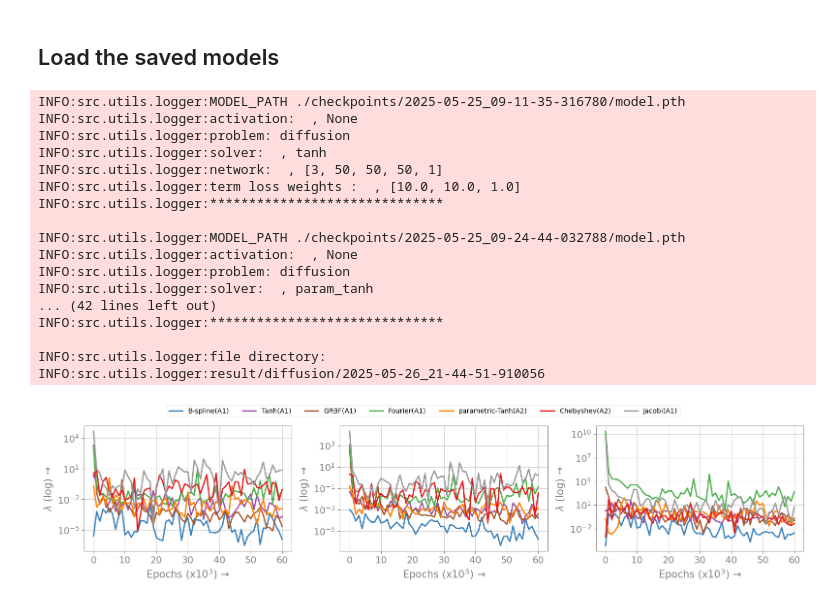
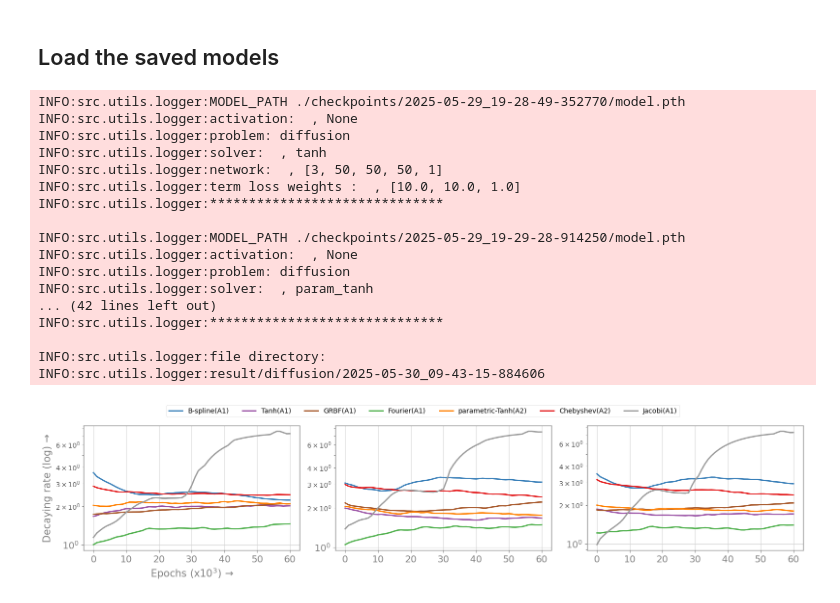
Before and after one commit to afrah/pinn_learnable_activation, a Jupyter notebook: src/notebook/diffusion_trace_eNTK_analysis.ipynb, the cells around one changed output. Drawn from its saved outputs; the diff is of its cells as text; code cells hidden in the pictures.

```diff
--- a/src/notebook/diffusion_trace_eNTK_analysis.ipynb
+++ b/src/notebook/diffusion_trace_eNTK_analysis.ipynb
@@ -45,3 +61,22 @@ MODEL_PATH_LIST = {
+# %%
+TANH_NORM_DIST = "./checkpoints/2025-05-29_19-28-49-352770/model.pth"
+TANH_PARAM_DIST = "./checkpoints/2025-05-29_19-29-28-914250/model.pth"
+BSPLINE_DIST = "./checkpoints/2025-05-29_19-27-23-823598/model.pth"
+GRBF_DIST = "./checkpoints/2025-05-29_19-31-05-809063/model.pth"
+FOURIER_DIST = "./checkpoints/2025-05-29_19-30-20-783543/model.pth"
+CHEBTSHEV_DIST = "./checkpoints/2025-05-29_19-26-10-281753/model.pth"
+JACOBI_DIST = "./checkpoints/2025-05-29_19-25-14-090756/model.pth"
+
+
+MODEL_PATH_LIST = {
+    "tanh": TANH_NORM_DIST,
+    "param_tanh": TANH_PARAM_DIST,
+    "grbf": GRBF_DIST,
+    "bspline": BSPLINE_DIST,
+    "chebyshev": CHEBTSHEV_DIST,
+    "jacobi": JACOBI_DIST,
+    "fourier": FOURIER_DIST,
+}
 # %% [markdown]
 ## Load the saved models
 # %%
@@ -84,7 +119,7 @@ for model_name, model_path in MODEL_PATH_LIST.items():
 
 logger.print("file directory:", logger.get_output_dir())
 # %% [output]
-INFO:src.utils.logger:MODEL_PATH ./checkpoints/2025-05-25_09-11-35-316780/model.pth
+INFO:src.utils.logger:MODEL_PATH ./checkpoints/2025-05-29_19-28-49-352770/model.pth
 INFO:src.utils.logger:activation:  , None
 INFO:src.utils.logger:problem: diffusion
 INFO:src.utils.logger:solver:  , tanh
@@ -92,7 +127,7 @@ INFO:src.utils.logger:network:  , [3, 50, 50, 50, 1]
 INFO:src.utils.logger:term loss weights :  , [10.0, 10.0, 1.0]
 INFO:src.utils.logger:******************************
 
-INFO:src.utils.logger:MODEL_PATH ./checkpoints/2025-05-25_09-24-44-032788/model.pth
+INFO:src.utils.logger:MODEL_PATH ./checkpoints/2025-05-29_19-29-28-914250/model.pth
 INFO:src.utils.logger:activation:  , None
 INFO:src.utils.logger:problem: diffusion
 INFO:src.utils.logger:solver:  , param_tanh
@@ -100,7 +135,7 @@ INFO:src.utils.logger:solver:  , param_tanh
 INFO:src.utils.logger:******************************
 
 INFO:src.utils.logger:file directory:
-INFO:src.utils.logger:result/diffusion/2025-05-26_21-44-51-910056
+INFO:src.utils.logger:result/diffusion/2025-05-30_09-43-15-884606
 # %%
 fig, ax = plt.subplots(1, 3)
 fig.set_size_inches([16, 3.5])
@@ -119,58 +154,79 @@ for index in range(len(dict_list)):
             "color": model_color["bspline"],
             "name": "B-spline(A1)",
             "alpha": 1.0,
+            "window": 2,
+            "show_avg": False,
+            "show_lower": False,
         },
         {
             "data": dict_list[index]["tanh"],
             "color": model_color["tanh"],
             "name": "Tanh(A1)",
             "alpha": 1.0,
+            "window": 2,
+            "show_avg": False,
+            "show_lower": False,
         },
         {
             "data": dict_list[index]["grbf"],
             "color": model_color["grbf"],
             "name": "GRBF(A1)",
             "alpha": 1.0,
+            "window": 2,
+            "show_avg": False,
+            "show_lower": False,
         },
         {
             "data": dict_list[index]["fourier"],
             "color": model_color["fourier"],
             "name": "Fourier(A1)",
             "alpha": 1.0,
+            "window": 2,
+            "show_avg": False,
+            "show_lower": False,
         },
         {
             "data": dict_list[index]["param_tanh"],
             "color": model_color["param_tanh"],
             "name": "parametric-Tanh(A2)",
             "alpha": 1.0,
+            "window": 2,
+            "show_avg": False,
+            "show_lower": False,
         },
         {
             "data": dict_list[index]["chebyshev"],
             "color": model_color["chebyshev"],
             "name": "Chebyshev(A2)",
             "alpha": 1.0,
+            "window": 2,
+            "show_avg": False,
+            "show_lower": False,
         },
         {
             "data": dict_list[index]["jacobi"],
             "color": model_color["jacobi"],
             "name": "Jacobi(A1)",
             "alpha": 1.0,
+            "window": 2,
+            "show_avg": False,
+            "show_lower": False,
         },
     ]
 
-    plot_spectral(ax[index], data_list)
+    plot_spectral(ax[index], data_list, index, smoothed_data=True)
 
 for line in ax[-1].get_lines():
     lines.append(line)
     labels.append(line.get_label())
 
 save_path = os.path.join(logger.get_output_dir(), "trace_jacobian_diffusion.png")
 legend = fig.legend(
     lines, labels, loc="upper center", bbox_to_anchor=(0.5, 1.1), ncol=7
 )
 legend.get_frame().set_facecolor("white")
 
 plt.tight_layout()
 plt.savefig(save_path)
 # %% [output]
-[figure, old version]
+[figure, new version]
```
Also changed, not shown: parts of 3 cells of this notebook, 59 other files.
